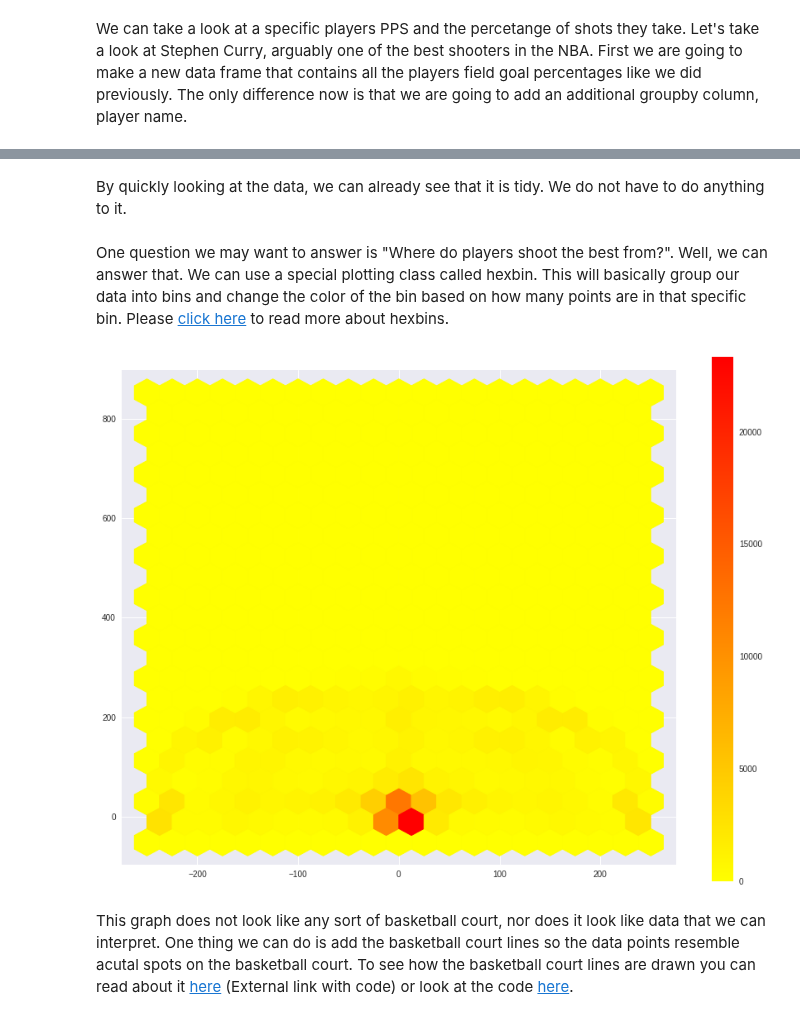
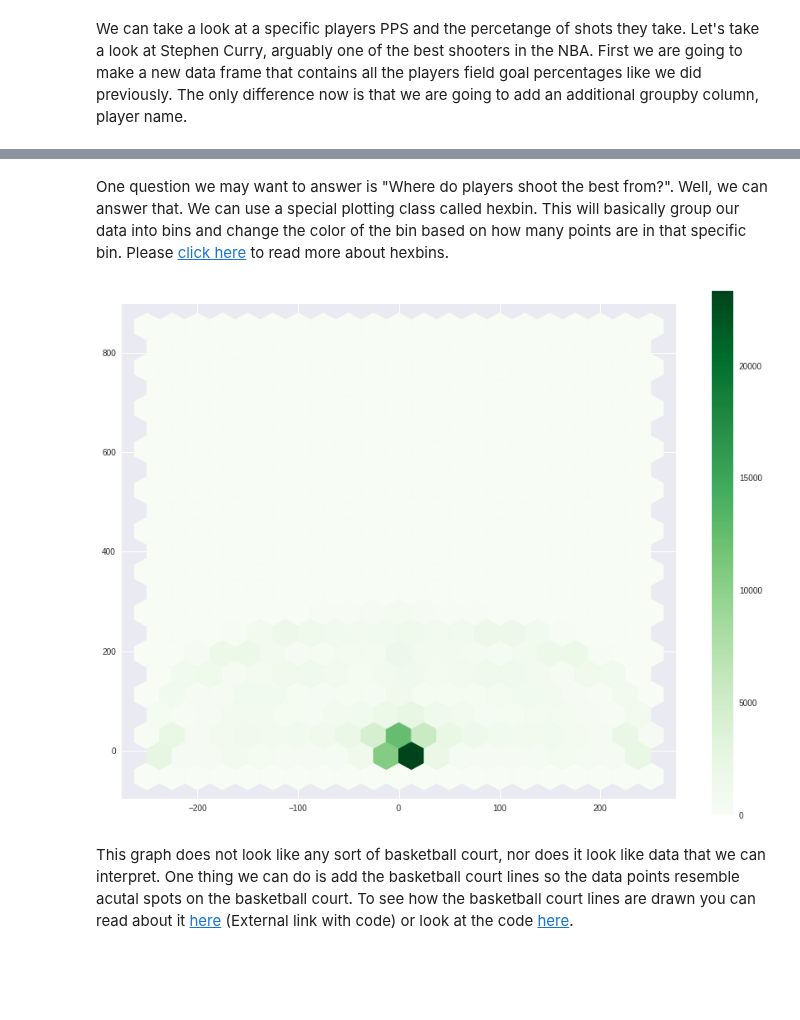
Before and after one commit to jasunbourne/jasunbourne.github.io, a Jupyter notebook: final_tutorial_nb.ipynb, the cells around one changed output, grey strips where cells are left out. Cells and saved outputs as stored; diff of their text form; code cells hidden in the pictures; blank space fills up the shorter version.

```diff
--- a/final_tutorial_nb.ipynb
+++ b/final_tutorial_nb.ipynb
@@ -295,18 +350,16 @@ shots_df.head()
-# %% [markdown]
-By quickly looking at the data, we can already see that it is tidy. We do not have to do anything to it.
 # %% [markdown]
 One question we may want to answer is "Where do players shoot the best from?". Well, we can answer that. We can use a special plotting class called hexbin. This will basically group our data into bins and change the color of the bin based on how many points are in that specific bin. Please [click here](https://matplotlib.org/devdocs/api/_as_gen/matplotlib.axes.Axes.hexbin.html) to read more about hexbins.
 # %%
 x = shots_df.LOC_X #x coordinates from our shots dataframe
 y = shots_df.LOC_Y #y coordinates from our shots dataframe
 
 fig=plt.figure(figsize=(12,11))
-image = plt.hexbin(x,y,cmap=plt.cm.autumn_r,gridsize=20)
+image = plt.hexbin(x,y,cmap=plt.cm.Greens,gridsize=20)
 cbaxes = fig.add_axes([.95, 0.1, 0.03, 0.8])
 cb = plt.colorbar(image, cax = cbaxes)
 plt.show()
 # %% [output]
-[figure, old version]
+[figure, new version]
 # %% [markdown]
 This graph does not look like any sort of basketball court, nor does it look like data that we can interpret. One thing we can do is add the basketball court lines so the data points resemble acutal spots on the basketball court. To see how the basketball court lines are drawn you can read about it [here](http://savvastjortjoglou.com/nba-shot-sharts.html#Drawing-the-Court) (External link with code) or look at the code [here](#court).
 # %%
```
Also changed, not shown: parts of 37 cells of this notebook, 2 other files.
